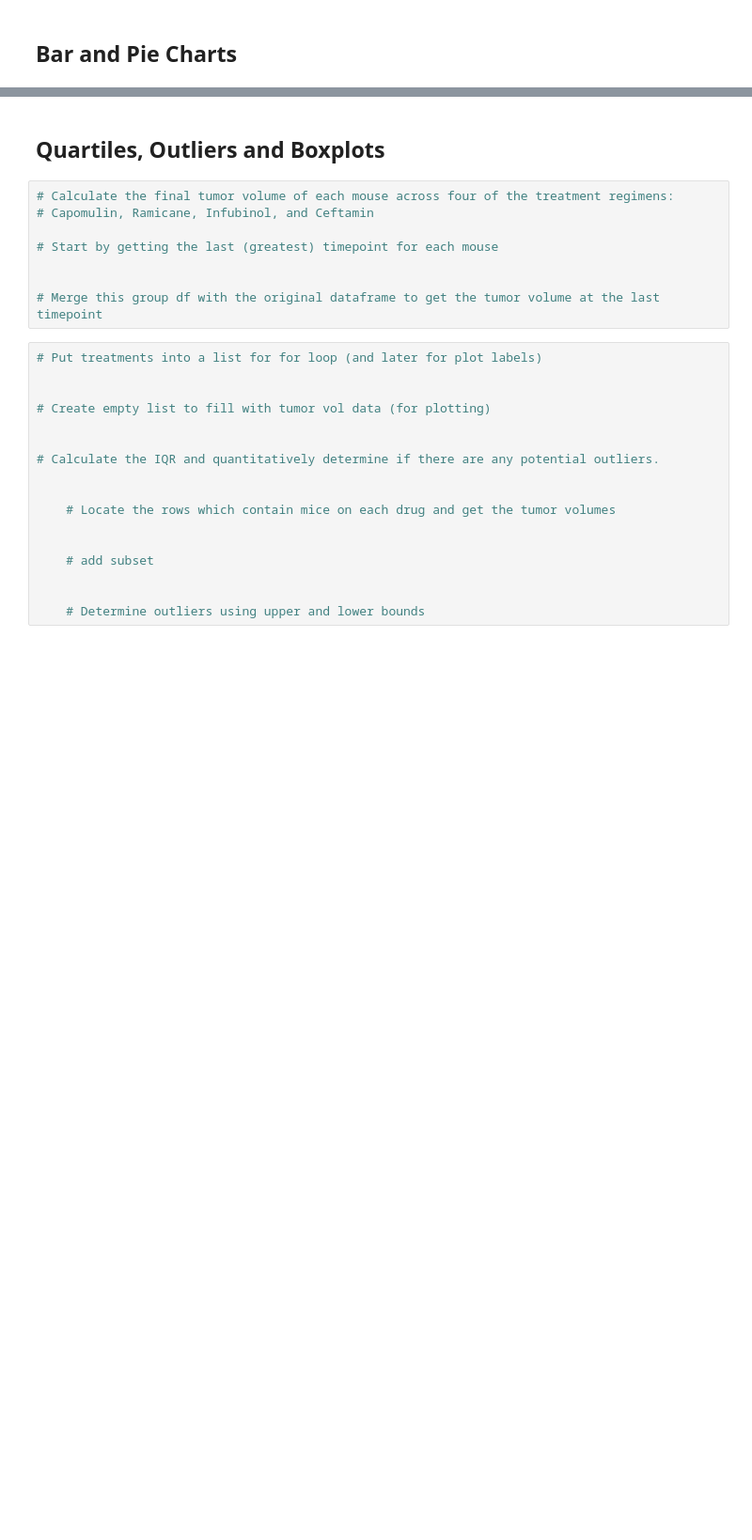
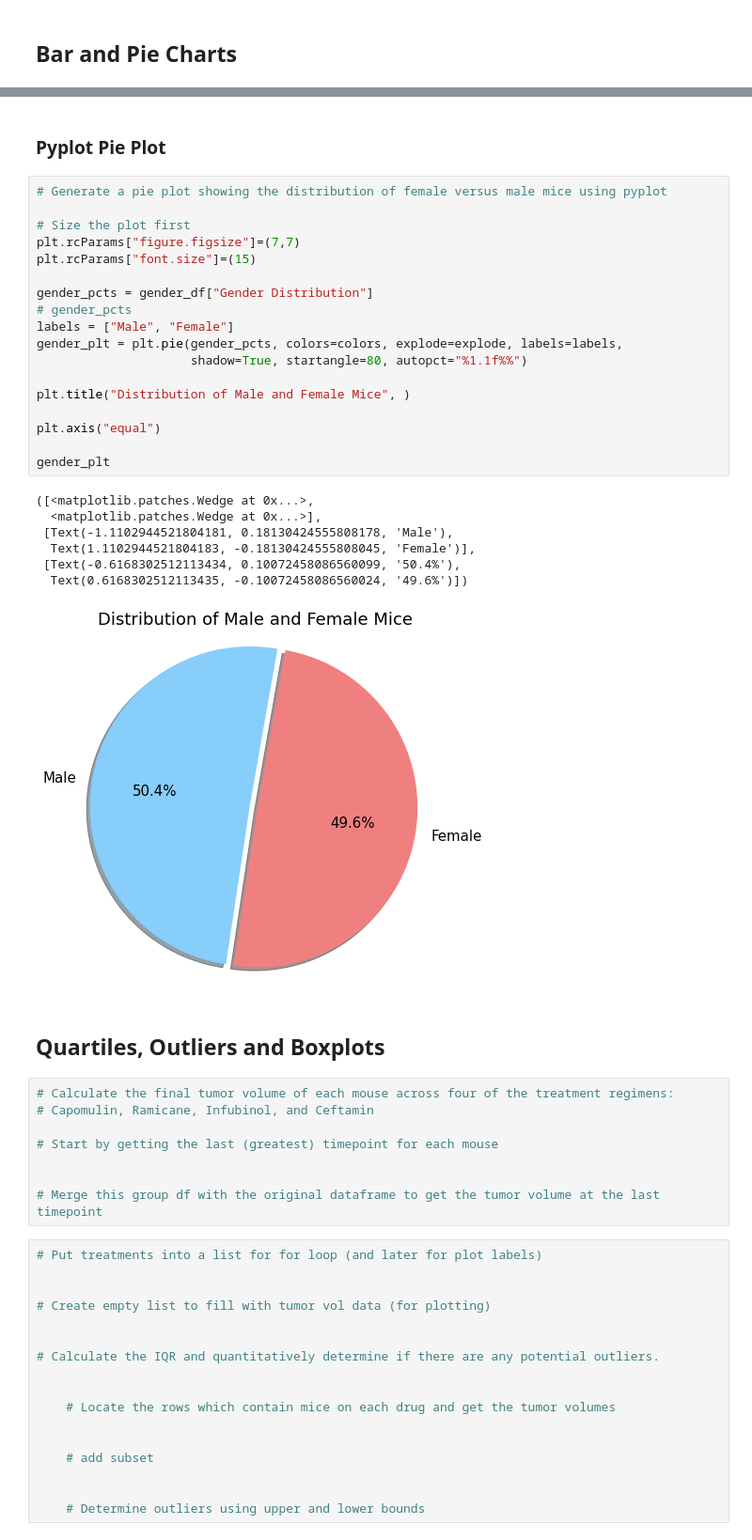
Before and after one commit to junettel/matplotlib-challenge, a Jupyter notebook: pymaceuticals_main.ipynb, the cells around one changed output, grey strips where cells are left out. Shown: that part at 94% size. Saved outputs shown, nothing was run; the diff lists cells and outputs as text; blank space fills up the shorter version.

```diff
--- a/pymaceuticals_main.ipynb
+++ b/pymaceuticals_main.ipynb
@@ -52,3 +288,31 @@ study_results = pd.read_csv(study_results_path)
+# %% [markdown]
+### Pyplot Pie Plot
+# %%
+# Generate a pie plot showing the distribution of female versus male mice using pyplot
+
+# Size the plot first
+plt.rcParams["figure.figsize"]=(7,7)
+plt.rcParams["font.size"]=(15)
+
+gender_pcts = gender_df["Gender Distribution"]
+# gender_pcts
+labels = ["Male", "Female"]
+gender_plt = plt.pie(gender_pcts, colors=colors, explode=explode, labels=labels,
+                     shadow=True, startangle=80, autopct="%1.1f%%")
+
+plt.title("Distribution of Male and Female Mice", )
+
+plt.axis("equal")
+
+gender_plt
+# %% [output]
+([<matplotlib.patches.Wedge at 0x...>,
+  <matplotlib.patches.Wedge at 0x...>],
+ [Text(-1.1102944521804181, 0.18130424555808178, 'Male'),
+  Text(1.1102944521804183, -0.18130424555808045, 'Female')],
+ [Text(-0.6168302512113434, 0.10072458086560099, '50.4%'),
+  Text(0.6168302512113435, -0.10072458086560024, '49.6%')])
+[figure, added]
 # %% [markdown]
 ## Quartiles, Outliers and Boxplots
 # %%
```
Also changed, not shown: parts of 26 cells of this notebook.
